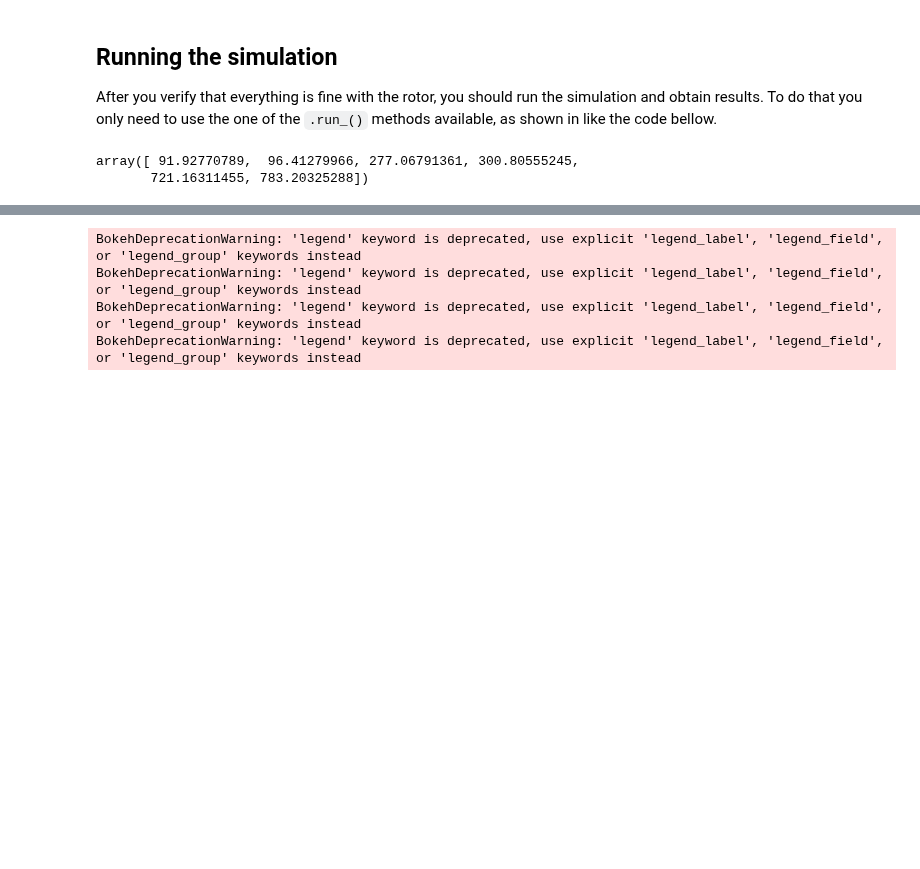
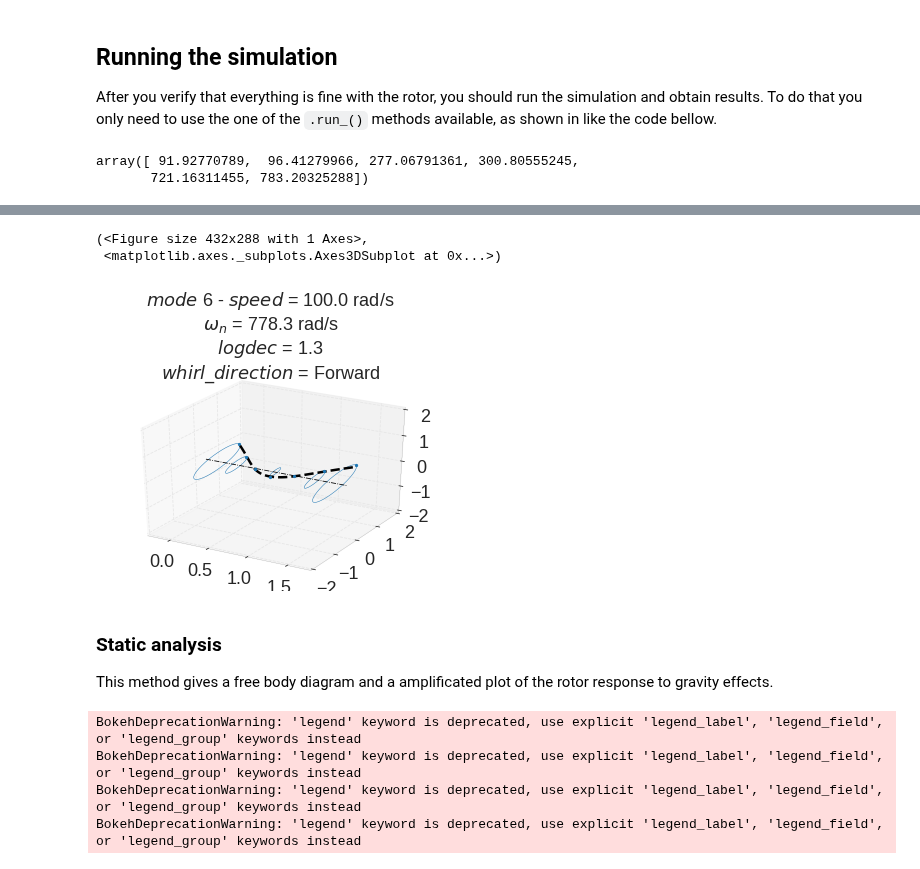
Before and after one commit to petrobras/ross, a Jupyter notebook: docs/examples/tutorial.ipynb, the cells around one changed output, grey strips where cells are left out. Cells and saved outputs as stored; diff of their text form; code cells hidden in the pictures; blank space fills up the shorter version.

```diff
--- a/docs/examples/tutorial.ipynb
+++ b/docs/examples/tutorial.ipynb
@@ -299,3 +401,14 @@ This method gives a free body diagram and a amplificated plot of the rotor respo
+# %%
+mode = 5
+modal.plot_mode(mode)
+# %% [output]
+(<Figure size 432x288 with 1 Axes>,
+ <matplotlib.axes._subplots.Axes3DSubplot at 0x...>)
+[figure, added]
+# %% [markdown]
+### Static analysis
+
+This method gives a free body diagram and a amplificated plot of the rotor response to gravity effects.
 # %%
 static = rotor1.run_static()
 # %%
```
Also changed, not shown: parts of 30 cells of this notebook.
